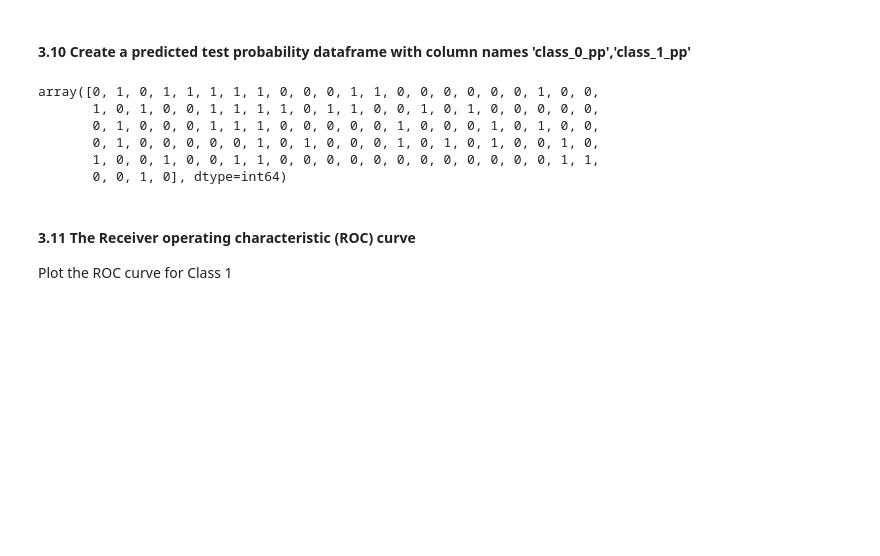
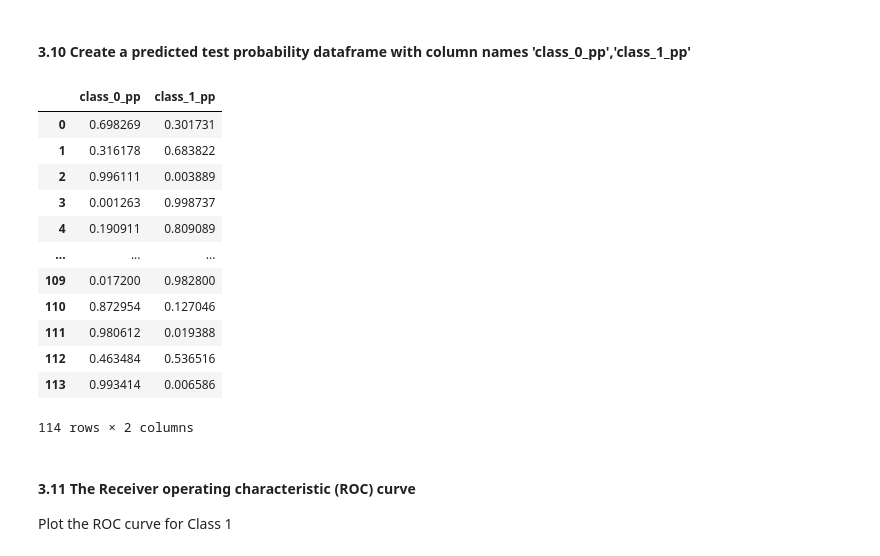
Before and after one commit to CDan07/IOD, a Jupyter notebook: Labs/Module 5/IOD_Lab_5_1_1.ipynb, the cells around one changed output. Drawn from its saved outputs; the diff is of its cells as text; code cells hidden in the pictures; blank space fills up the shorter version.

```diff
--- a/Labs/Module 5/IOD_Lab_5_1_1.ipynb
+++ b/Labs/Module 5/IOD_Lab_5_1_1.ipynb
@@ -272,14 +272,22 @@ precision
 # %%
 # ANSWER
 # Get the predicted probability vector and explicitly name the columns:)
-y_predict
+pred_proba = pd.DataFrame(data = logreg.predict_proba(X_test),columns=['class_0_pp', 'class_1_pp'])
+pred_proba
 # %% [output]
+|  | class_0_pp | class_1_pp |
+| 0 | 0.698269 | 0.301731 |
+| 1 | 0.316178 | 0.683822 |
+| 2 | 0.996111 | 0.003889 |
+| 3 | 0.001263 | 0.998737 |
+| 4 | 0.190911 | 0.809089 |
+| ... | ... | ... |
+| 109 | 0.017200 | 0.982800 |
+| 110 | 0.872954 | 0.127046 |
+| 111 | 0.980612 | 0.019388 |
+| 112 | 0.463484 | 0.536516 |
+| 113 | 0.993414 | 0.006586 |
-array([0, 1, 0, 1, 1, 1, 1, 1, 0, 0, 0, 1, 1, 0, 0, 0, 0, 0, 0, 1, 0, 0,
-       1, 0, 1, 0, 0, 1, 1, 1, 1, 0, 1, 1, 0, 0, 1, 0, 1, 0, 0, 0, 0, 0,
-       0, 1, 0, 0, 0, 1, 1, 1, 0, 0, 0, 0, 0, 1, 0, 0, 0, 1, 0, 1, 0, 0,
-       0, 1, 0, 0, 0, 0, 0, 1, 0, 1, 0, 0, 0, 1, 0, 1, 0, 1, 0, 0, 1, 0,
-       1, 0, 0, 1, 0, 0, 1, 1, 0, 0, 0, 0, 0, 0, 0, 0, 0, 0, 0, 0, 1, 1,
-       0, 0, 1, 0], dtype=int64)
+114 rows × 2 columns
 # %% [markdown]
 #### 3.11 The Receiver operating characteristic (ROC) curve
 
```
Also changed, not shown: parts of 1 cell of this notebook.
